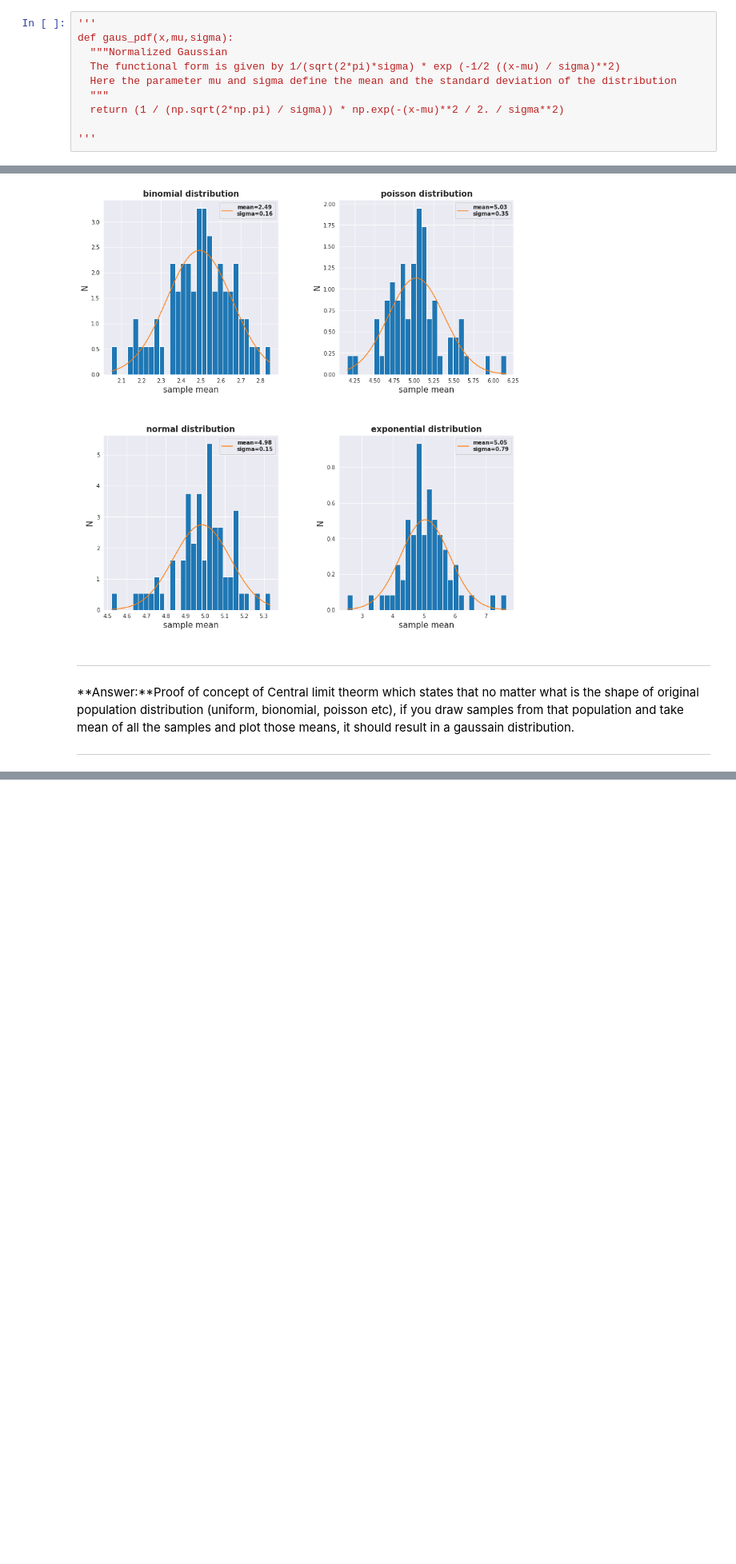
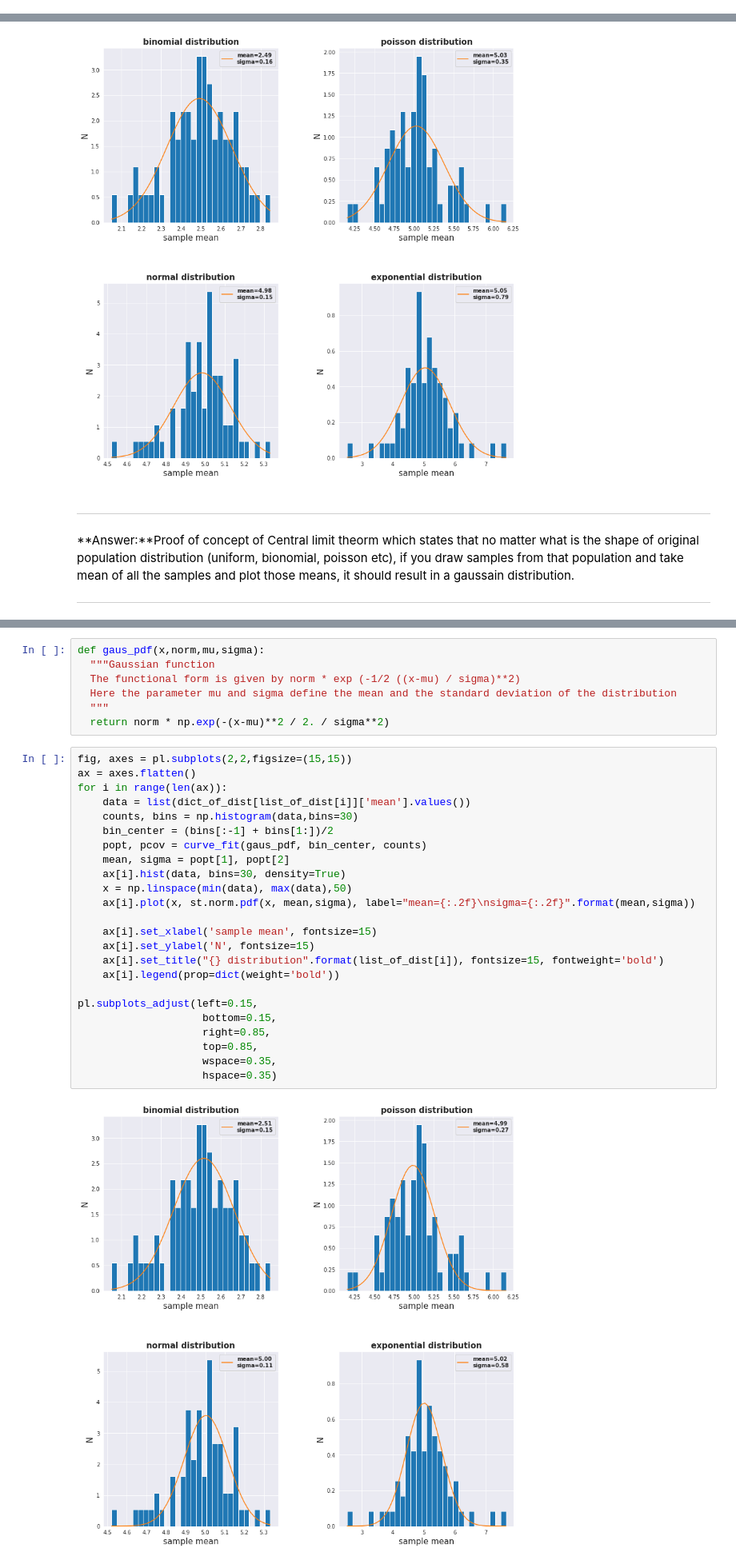
Before and after one commit to skumarudel/DSPS_SKumar, a Jupyter notebook: HW2/CentralLimitTheorem.ipynb, the cells around one changed output, grey strips where cells are left out. Shown at 80% size. Cells and saved outputs as stored; diff of their text form; blank space fills up the shorter version.

```diff
--- a/HW2/CentralLimitTheorem.ipynb
+++ b/HW2/CentralLimitTheorem.ipynb
@@ -282,13 +282,3 @@ a coder friendly, though not terribly pythonic way to do it is to append each me
 Here we will use the classical maximum likehood approach to find the parameters of a model given the data. Here we will assume our model as Gaussian function, since we are fitting the data of sample means which according to central limit theorm follow gaussain distribution
 # %% [markdown]
 ![1](https://raw.githubusercontent.com/skumarudel/DSPS_SKumar/master/HW2/LogLikehoodExplanation.png)
-# %%
-'''
-def gaus_pdf(x,mu,sigma):
-  """Normalized Gaussian
-  The functional form is given by 1/(sqrt(2*pi)*sigma) * exp (-1/2 ((x-mu) / sigma)**2)
-  Here the parameter mu and sigma define the mean and the standard deviation of the distribution
-  """
-  return (1 / (np.sqrt(2*np.pi) / sigma)) * np.exp(-(x-mu)**2 / 2. / sigma**2)
-
-'''
@@ -346,0 +337,33 @@ pl.subplots_adjust(left=0.15,
+# %%
+def gaus_pdf(x,norm,mu,sigma):
+  """Gaussian function
+  The functional form is given by norm * exp (-1/2 ((x-mu) / sigma)**2)
+  Here the parameter mu and sigma define the mean and the standard deviation of the distribution
+  """
+  return norm * np.exp(-(x-mu)**2 / 2. / sigma**2)
+# %%
+fig, axes = pl.subplots(2,2,figsize=(15,15))
+ax = axes.flatten()
+for i in range(len(ax)):
+    data = list(dict_of_dist[list_of_dist[i]]['mean'].values())
+    counts, bins = np.histogram(data,bins=30)
+    bin_center = (bins[:-1] + bins[1:])/2
+    popt, pcov = curve_fit(gaus_pdf, bin_center, counts)
+    mean, sigma = popt[1], popt[2]
+    ax[i].hist(data, bins=30, density=True)
+    x = np.linspace(min(data), max(data),50)
+    ax[i].plot(x, st.norm.pdf(x, mean,sigma), label="mean={:.2f}\nsigma={:.2f}".format(mean,sigma))
+
+    ax[i].set_xlabel('sample mean', fontsize=15)
+    ax[i].set_ylabel('N', fontsize=15)
+    ax[i].set_title("{} distribution".format(list_of_dist[i]), fontsize=15, fontweight='bold')
+    ax[i].legend(prop=dict(weight='bold'))
+
+pl.subplots_adjust(left=0.15,
+                    bottom=0.15,
+                    right=0.85,
+                    top=0.85,
+                    wspace=0.35,
+                    hspace=0.35)
+# %% [output]
+[figure, added]
```
Also changed, not shown: parts of 3 cells of this notebook.
